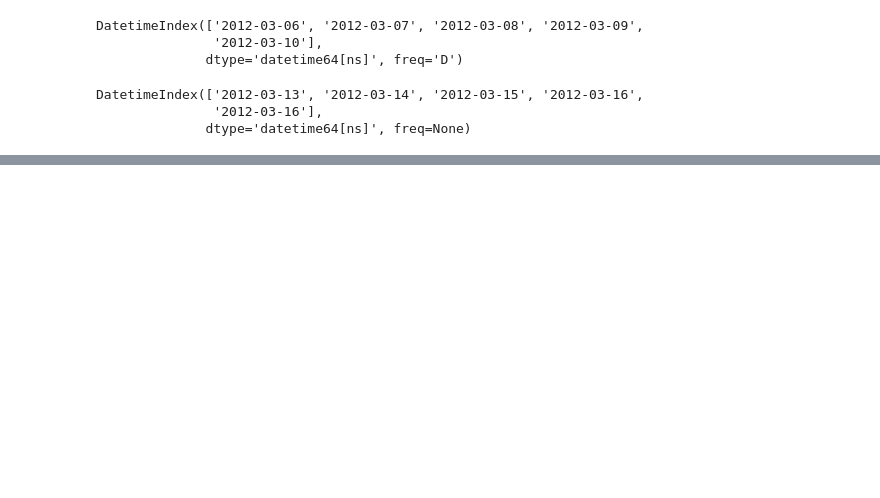
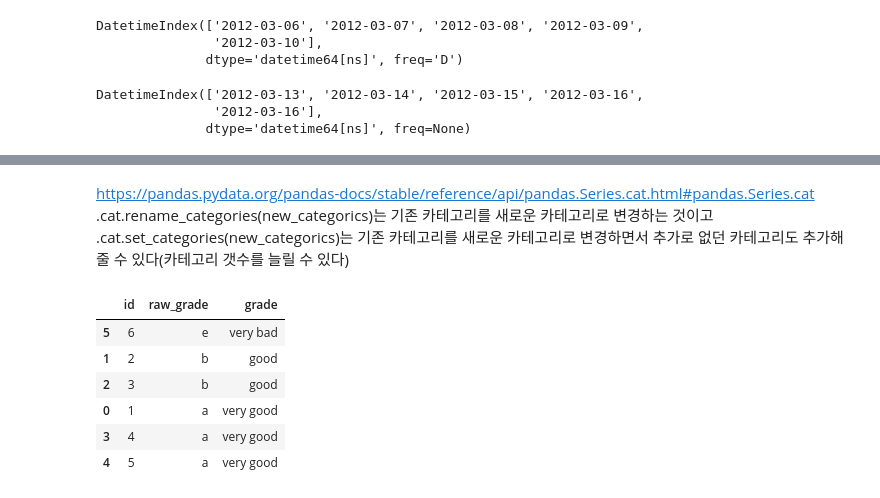
Before and after one commit to kyeob1107/pandas_til, a Jupyter notebook: local_getting_used_pandas.ipynb, the cells around one changed output, grey strips where cells are left out. Drawn from its saved outputs; the diff is of its cells as text; code cells hidden in the pictures; blank space fills up the shorter version.

```diff
--- a/local_getting_used_pandas.ipynb
+++ b/local_getting_used_pandas.ipynb
@@ -1064,0 +1098,5 @@ print("가이드 정리 용 테스트")
+# %%
+df["grade"] = df["grade"].cat.set_categories(
+    ["very bad", "bad", "medium", "good", "very good"]
+)
+df["grade"]
@@ -1064,0 +1112,14 @@ print("가이드 정리 용 테스트")
+# %% [markdown]
+https://pandas.pydata.org/pandas-docs/stable/reference/api/pandas.Series.cat.html#pandas.Series.cat
+.cat.rename_categories(new_categorics)는 기존 카테고리를 새로운 카테고리로 변경하는 것이고
+.cat.set_categories(new_categorics)는 기존 카테고리를 새로운 카테고리로 변경하면서 추가로 없던 카테고리도 추가해줄 수 있다(카테고리 갯수를 늘릴 수 있다)
+# %%
+df.sort_values(by="grade") # 대신 정렬의 기준은 어휘적 순서가 아닌 범주에서 매겨진 값의 순서대로 순서가 매겨짐
+# %% [output]
+|  | id | raw_grade | grade |
+| 5 | 6 | e | very bad |
+| 1 | 2 | b | good |
+| 2 | 3 | b | good |
+| 0 | 1 | a | very good |
+| 3 | 4 | a | very good |
+| 4 | 5 | a | very good |
```
Also changed, not shown: parts of 72 cells of this notebook.
